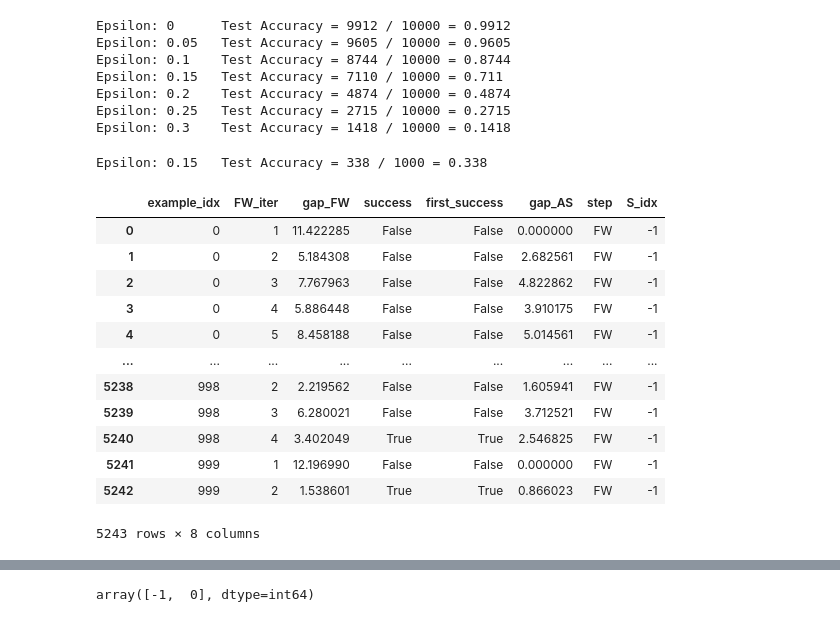
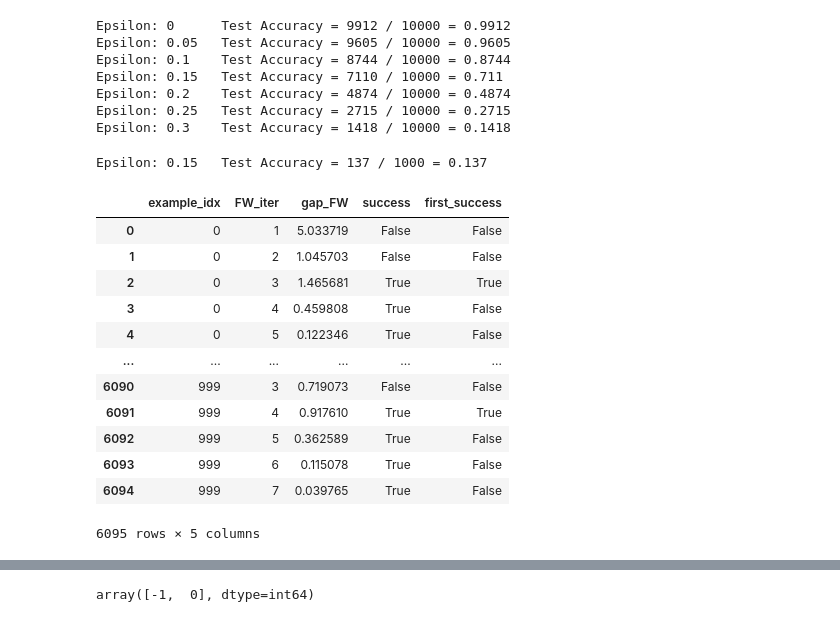
Before and after one commit to TannerAGraves/FW-variants-for-WB-Adversarial-Attacks, a Jupyter notebook: experimental/attack_tests.ipynb, the cells around one changed output, grey strips where cells are left out. Cells and saved outputs as stored; diff of their text form; code cells hidden in the pictures.

```diff
--- a/experimental/attack_tests.ipynb
+++ b/experimental/attack_tests.ipynb
@@ -200,6 +200,18 @@ def fw_step(x_t, epsilon, g_t, x0, fw_stepsize=1):
     perturbed_image = torch.clamp(perturbed_image, 0, 1)
     #gap_FW = torch.sum(d_t * g_t).item()#torch.dot(d_t, g_t)
     gap_FW = torch.sum(-d_t * g_t).item()
+    return perturbed_image, gap_FW
+
+def fw_step_gapTest(x_t, epsilon, g_t, x0, fw_stepsize=1):
+    # alg from attacks.pdf. Modified to remove momentum.
+    g_t_sign = g_t.sign()
+    v_t = -epsilon * g_t_sign + x0
+    d_t = v_t - x_t
+    perturbed_image = x_t + fw_stepsize * d_t
+    perturbed_image = torch.clamp(perturbed_image, 0, 1)
+    #gap_FW = torch.sum(d_t * g_t).item()#torch.dot(d_t, g_t)
+    #gap_FW = torch.sum(-d_t * g_t).item()
+    gap_FW = torch.sum(-(perturbed_image - x_t)*g_t).item()
     return perturbed_image, gap_FW
 
 def fw_step_momentum(x_t, epsilon, g_t, m_t_last, x0, momentum = 0.2,fw_stepsize = 1):
@@ -318,7 +330,7 @@ class AdversarialLoss(nn.Module):
             loss = -average_incorrect_log_probs
             return loss.mean()
 # %%
-def test_fw( model, device, test_loader, epsilon,num_fw_iter, num_test = 1000, method='fw', early_stopping = None):
+def test_fw( model, device, test_loader, epsilon,num_fw_iter, num_test = 1000, method='fw', early_stopping = None, fw_stepsize_rule = 1, gap_FW_tol = 0.05):
 
     # Accuracy counter
     correct = 0
@@ -340,6 +352,13 @@ def test_fw( model, device, test_loader, epsilon,num_fw_iter, num_test = 1000, m
         info = None
 
         for t in range(num_fw_iter):
+            # Step size calculation
+            if fw_stepsize_rule == 'decay':
+                fw_stepsize = 2 / (t + 2)
+            elif isinstance(fw_stepsize_rule, (int, float)):
+                fw_stepsize = fw_stepsize_rule
+            else:
+                raise Exception("Invalid Stepsize Rule")
             x_t.requires_grad = True
             # Forward pass the data through the model
             output = model(x_t)
@@ -373,7 +392,7 @@ def test_fw( model, device, test_loader, epsilon,num_fw_iter, num_test = 1000, m
             if method == 'fgsm':
                 perturbed_image = fgsm_attack(x_t_denorm, epsilon, x_t_grad)
             elif method == 'fw':
-                perturbed_image, gap_FW = fw_step(x_t_denorm, epsilon, x_t_grad, x0_denorm)
+                perturbed_image, gap_FW = fw_step_gapTest(x_t_denorm, epsilon, x_t_grad, x0_denorm, fw_stepsize=fw_stepsize)
             elif method == 'fw_AWAY':
                 perturbed_image, S_t, info = fw_step_away(x_t_denorm, epsilon, x_t_grad, x0_denorm, S_t)
             elif method == 'fw_momentum':
@@ -390,8 +409,8 @@ def test_fw( model, device, test_loader, epsilon,num_fw_iter, num_test = 1000, m
             if final_pred.item() == target.item():
                 success = False
                 first_success = False
-                if t == num_fw_iter - 1:
-                    correct += 1
+                # if t == num_fw_iter - 1:
+                #     correct += 1
                 # Special case for saving 0 epsilon examples
                 if epsilon == 0 and len(adv_examples) < 5:
                     adv_ex = perturbed_image.squeeze().detach().cpu().numpy()
@@ -416,7 +435,13 @@ def test_fw( model, device, test_loader, epsilon,num_fw_iter, num_test = 1000, m
                 hist_iter.update(info) # some methods output dict containing info at each step
             hist.append(hist_iter)
             if (early_stopping == 'pred') and first_success:
+                # The attack was successful so the classification was not correct
                 break
+            elif (early_stopping == 'gap_FW') and gap_FW < gap_FW_tol:
+                if not success and :
+                    correct +=1
+                break
+
 
         ex_num += 1
         if ex_num >= num_test:
@@ -431,30 +456,30 @@ def test_fw( model, device, test_loader, epsilon,num_fw_iter, num_test = 1000, m
 # %%
 accuracies = []
 examples = []
 fw_iters = [10]
 eps = 0.15# * (0.4242129623889923 + 2.821486711502075)
 adv_examples = []
 fw_stepsize = 0.5
 hist = None
 # Run test for each epsilon
 #for eps in epsilons:
 for num_fw_iter in fw_iters:
-    acc, ex, hist = test_fw(model, device, test_loader, eps, num_fw_iter, method='fw_AWAY', early_stopping='pred')
+    acc, ex, hist = test_fw(model, device, test_loader, eps, num_fw_iter, method='fw', early_stopping='gap_FW', fw_stepsize_rule='decay')
     accuracies.append(acc)
     examples.append(ex)
 hist
 # %% [output]
-Epsilon: 0.15   Test Accuracy = 338 / 1000 = 0.338
+Epsilon: 0.15   Test Accuracy = 137 / 1000 = 0.137
-|  | example_idx | FW_iter | gap_FW | success | first_success | gap_AS | step | S_idx |
-| 0 | 0 | 1 | 11.422285 | False | False | 0.000000 | FW | -1 |
-| 1 | 0 | 2 | 5.184308 | False | False | 2.682561 | FW | -1 |
-| 2 | 0 | 3 | 7.767963 | False | False | 4.822862 | FW | -1 |
-| 3 | 0 | 4 | 5.886448 | False | False | 3.910175 | FW | -1 |
-| 4 | 0 | 5 | 8.458188 | False | False | 5.014561 | FW | -1 |
-| ... | ... | ... | ... | ... | ... | ... | ... | ... |
-| 5238 | 998 | 2 | 2.219562 | False | False | 1.605941 | FW | -1 |
-| 5239 | 998 | 3 | 6.280021 | False | False | 3.712521 | FW | -1 |
-| 5240 | 998 | 4 | 3.402049 | True | True | 2.546825 | FW | -1 |
-| 5241 | 999 | 1 | 12.196990 | False | False | 0.000000 | FW | -1 |
-| 5242 | 999 | 2 | 1.538601 | True | True | 0.866023 | FW | -1 |
+|  | example_idx | FW_iter | gap_FW | success | first_success |
+| 0 | 0 | 1 | 5.033719 | False | False |
+| 1 | 0 | 2 | 1.045703 | False | False |
+| 2 | 0 | 3 | 1.465681 | True | True |
+| 3 | 0 | 4 | 0.459808 | True | False |
+| 4 | 0 | 5 | 0.122346 | True | False |
+| ... | ... | ... | ... | ... | ... |
+| 6090 | 999 | 3 | 0.719073 | False | False |
+| 6091 | 999 | 4 | 0.917610 | True | True |
+| 6092 | 999 | 5 | 0.362589 | True | False |
+| 6093 | 999 | 6 | 0.115078 | True | False |
+| 6094 | 999 | 7 | 0.039765 | True | False |
-5243 rows × 8 columns
+6095 rows × 5 columns
```
Also changed, not shown: parts of 15 cells of this notebook, 3 other files.
